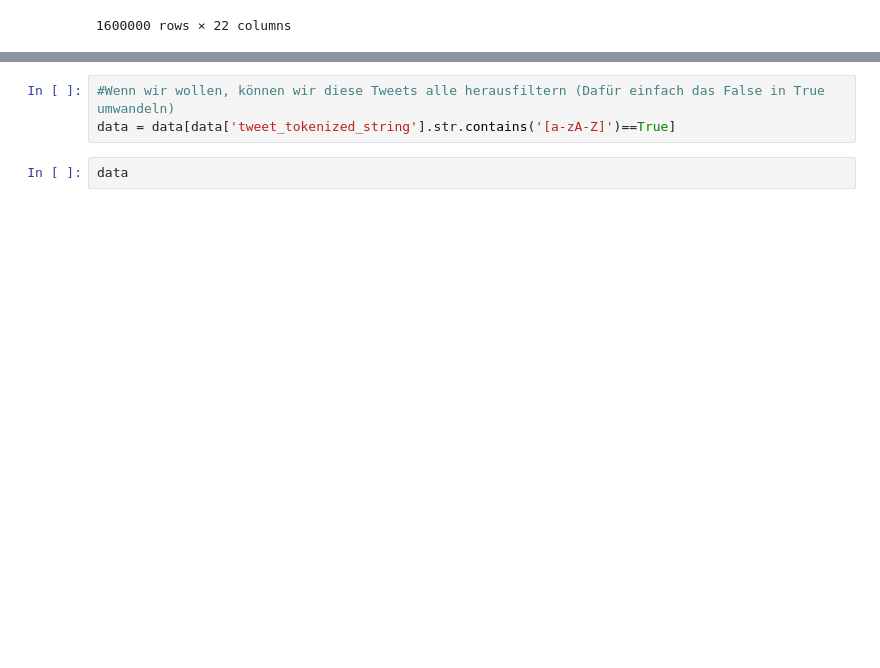
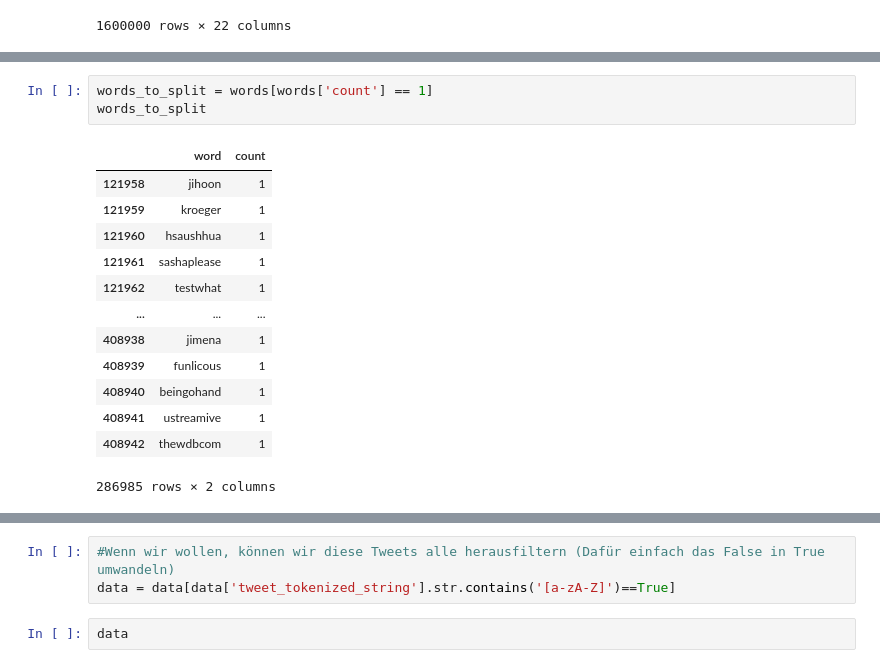
Before and after one commit to DavidStein7/marketing_analytics_project, a Jupyter notebook: Notebooks/data_preparation.ipynb, the cells around one changed output, grey strips where cells are left out. Drawn from its saved outputs; the diff is of its cells as text; blank space fills up the shorter version.

```diff
--- a/Notebooks/data_preparation.ipynb
+++ b/Notebooks/data_preparation.ipynb
@@ -271,0 +289,17 @@ data
+# %%
+words_to_split = words[words['count'] == 1]
+words_to_split
+# %% [output]
+|  | word | count |
+| 121958 | jihoon | 1 |
+| 121959 | kroeger | 1 |
+| 121960 | hsaushhua | 1 |
+| 121961 | sashaplease | 1 |
+| 121962 | testwhat | 1 |
+| ... | ... | ... |
+| 408938 | jimena | 1 |
+| 408939 | funlicous | 1 |
+| 408940 | beingohand | 1 |
+| 408941 | ustreamive | 1 |
+| 408942 | thewdbcom | 1 |
+286985 rows × 2 columns
```
Also changed, not shown: parts of 13 cells of this notebook.
